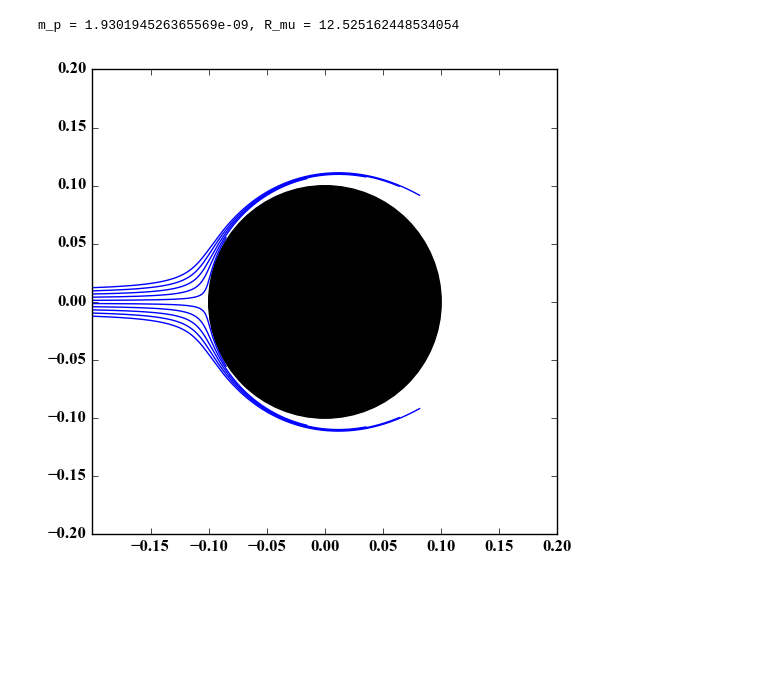
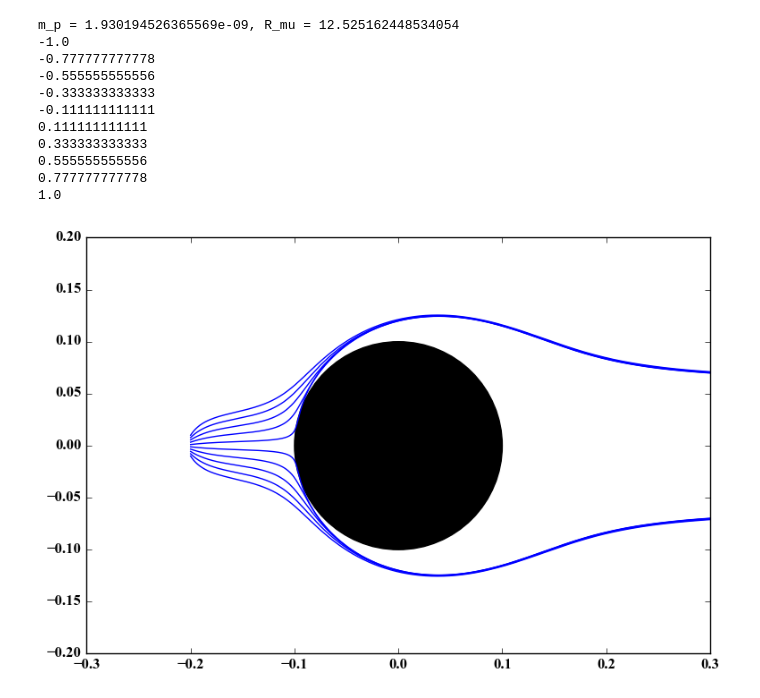
Before and after one commit to almazsr/Postgraduate, a Jupyter notebook: PotentialFlowWithParticles/SimplePotentialFlowLagrangeMethod.ipynb, the cells around one changed output. Cells and saved outputs as stored; diff of their text form; code cells hidden in the pictures; blank space fills up the shorter version.

```diff
--- a/PotentialFlowWithParticles/SimplePotentialFlowLagrangeMethod.ipynb
+++ b/PotentialFlowWithParticles/SimplePotentialFlowLagrangeMethod.ipynb
@@ -8,12 +8,12 @@ import matplotlib.ticker as tck
 # Constants
 r_p=8e-5
 rho_p=900
-u_p0=0.8
+u_p0=0.3
 k_c=20
 mu=1.511e-5
-u_0=0.8
+u_0=0.3
 R=0.1
-x_p0=-0.4
+x_p0=-0.2
 y_p0Min=-0.01
 y_p0Max=0.01
 
@@ -38,7 +38,7 @@ class Functions:
         return x_p0+u_0*dt
 
     def y_p1(y_p0, v_0, dt):
-        return y_p0+0
+        return y_p0+v_0*dt
 
     def x_pNext(x_pPrev, x_pCurr, y_pCurr, dt, R_mu):
         return x_pCurr*(2-R_mu*dt)+(R_mu*dt-1)*x_pPrev+R_mu*dt**2*Functions.u(x_pCurr, y_pCurr)
@@ -48,12 +48,13 @@ class Functions:
 
 # Task
 class Task:
-    def calcTrajectory(y_p0, R_mu, dt, N, u_0):
+    def calcTrajectory(y_p0, R_mu, dt, N, u_0, phi):
         # first step
         x_pPrev=x_p0
         y_pPrev=y_p0
-        x_pCurr=Functions.x_p1(x_pPrev, u_0, dt)
-        y_pCurr=Functions.y_p1(y_pPrev, 0, dt)
+        print(phi)
+        x_pCurr=Functions.x_p1(x_pPrev, u_0*num.cos(phi), dt)
+        y_pCurr=Functions.y_p1(y_pPrev, u_0*num.sin(phi), dt)
         x_pArr=[x_pPrev, x_pCurr]
         y_pArr=[y_pPrev, y_pCurr]
         i=0
@@ -74,34 +75,44 @@ class Task:
         Ny = 10
         m_p=Functions.VSphere(r_p)*rho_p
         R_mu=Functions.R_mu(k_c, r_p, mu, m_p)
         print("m_p = {0}, R_mu = {1}".format(m_p, R_mu))
         y_p0Arr = num.linspace(y_p0Min,y_p0Max,Ny)
         dt = 1e-3
         N = 7000
-        return list(map(lambda y_p0: Task.calcTrajectory(y_p0,R_mu,dt, N, u_0), y_p0Arr))
+        return list(map(lambda y_p0: Task.calcTrajectory(y_p0,R_mu,dt, N, u_0, (y_p0/y_p0Max)*1), y_p0Arr))
 
     def start():
         trajectories = Task.calc()
 
         plt.rcParams["font.family"] = "Times New Roman"
         plt.rcParams["font.size"] = 12
         plt.rcParams["font.style"] = "normal"
 
-        fig, ax = plt.subplots(figsize=(6, 6))
+        fig, ax = plt.subplots(figsize=(9, 6))
         ax.set_autoscaley_on(False)
         ax.set_autoscalex_on(False)
         ax.set_ylim([-2*R, 2*R])
-        ax.set_xlim([-2*R, 2*R])
+        ax.set_xlim([-3*R, 3*R])
         for trajectory in trajectories:
             plt.plot(trajectory[0], trajectory[1], color='blue')
         xticks = ax.xaxis.get_major_ticks()
         xticks[0].label1.set_visible(False)
         circle = plt.Circle((0, 0), R, color='black')
         ax.add_artist(circle)
         plt.show()
 
 # Program
 Task.start()
 # %% [output]
 m_p = 1.930194526365569e-09, R_mu = 12.525162448534054
+-1.0
+-0.777777777778
+-0.555555555556
+-0.333333333333
+-0.111111111111
+0.111111111111
+0.333333333333
+0.555555555556
+0.777777777778
+1.0
-[figure, old version]
+[figure, new version]
```
